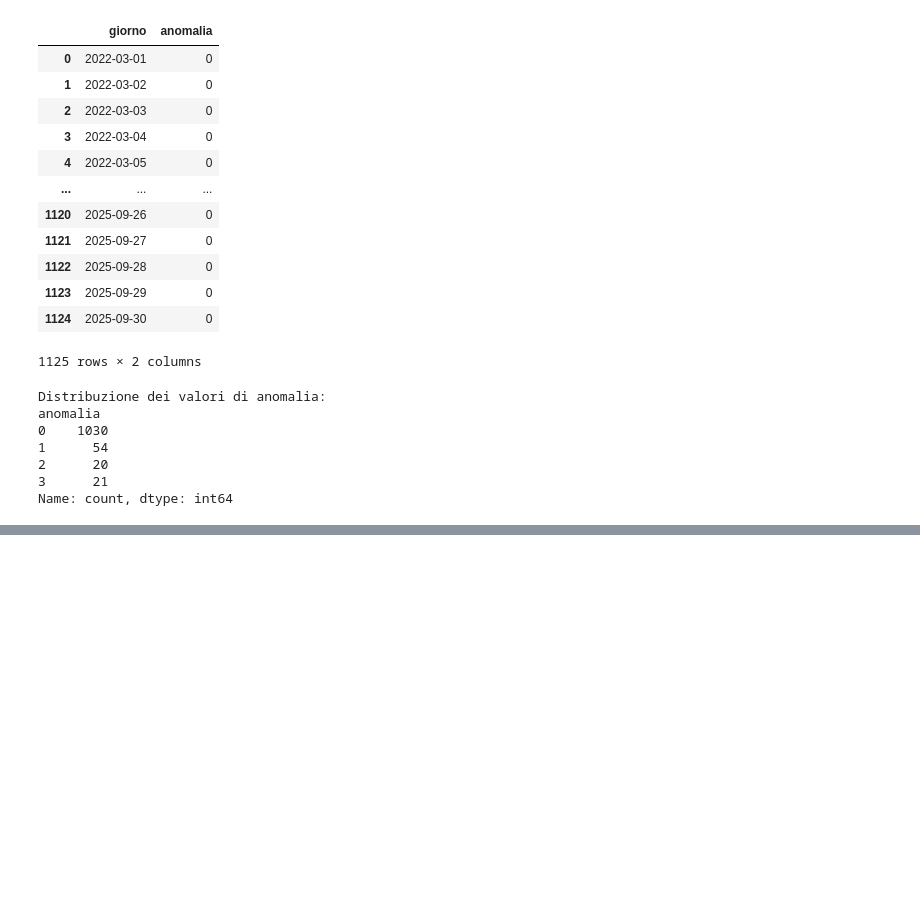
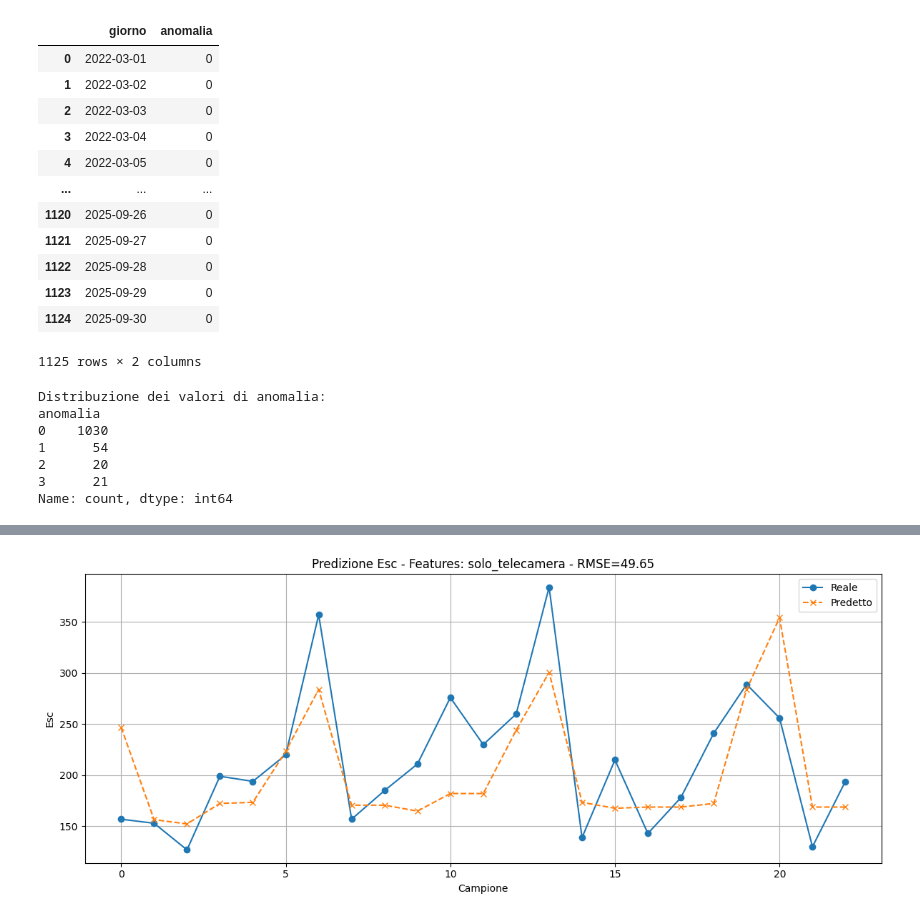
Before and after one commit to nbicocchi/S4C-Project, a Jupyter notebook: experiments/dataset2025/data_analysis/presence_analysis_2.ipynb, the cells around one changed output, grey strips where cells are left out. Cells and saved outputs as stored; diff of their text form; code cells hidden in the pictures; blank space fills up the shorter version.

```diff
--- a/experiments/dataset2025/data_analysis/presence_analysis_2.ipynb
+++ b/experiments/dataset2025/data_analysis/presence_analysis_2.ipynb
@@ -321,0 +231,97 @@ MAPE: 5.97%
+# %%
+import pandas as pd
+import numpy as np
+import matplotlib.pyplot as plt
+from sklearn.ensemble import GradientBoostingRegressor
+from sklearn.metrics import mean_squared_error, mean_absolute_error
+from sklearn.model_selection import GridSearchCV
+
+# --- Dataset ---
+df_model = df_finale.copy()
+df_model["data_analisi"] = pd.to_datetime(df_model["data_analisi"])
+df_model = df_model.sort_values("data_analisi").reset_index(drop=True)
+
+# --- Lags della telecamera ---
+max_lag = 8
+for lag in range(1, max_lag + 1):
+    df_model[f"Telecamera_lag{lag}"] = df_model["Telecamera"].shift(lag)
+
+# Rimuovi righe con NaN
+lag_cols = [f"Telecamera_lag{i}" for i in range(1, max_lag + 1)]
+df_model = df_model.dropna(subset=lag_cols).reset_index(drop=True)
+
+# --- Feature temporali (solo interi, niente seno/coseno) ---
+df_model["dow"] = df_model["data_analisi"].dt.weekday  # 0=lun, 6=dom
+df_model["mese"] = df_model["data_analisi"].dt.month
+
+# --- Train/test split basato su indice sequenziale ---
+train_frac = 0.8
+train_idx = int(len(df_model) * train_frac)
+
+# --- Feature sets ---
+feature_sets = {
+    # Con Telecamera
+    "solo_telecamera": ["Telecamera"],
+    "telecamera_lag": ["Telecamera"] + [f"Telecamera_lag{i}" for i in range(1, max_lag)],
+    "telecamera_temporali": ["Telecamera", "dow", "mese"],
+    "tutte": ["Telecamera"] + [f"Telecamera_lag{i}" for i in range(1, max_lag)] +
+             ["dow", "mese", "anomalia"],
+
+    # Senza Telecamera
+    "solo_lag": [f"Telecamera_lag{i}" for i in range(1, max_lag)],
+    "solo_temporali": ["dow", "mese"],
+    "lag_temporali": [f"Telecamera_lag{i}" for i in range(1, max_lag)] + ["dow", "mese"],
+    "temporali_anomalia": ["dow", "mese", "anomalia"],
+    "tutte_senza_telecamera": [f"Telecamera_lag{i}" for i in range(1, max_lag)] +
+                              ["dow", "mese", "anomalia"]
+}
+
+# --- Parametri da testare per GridSearch ---
+param_grid = {
+    "n_estimators": [100, 200, 300],
+    "max_depth": [2, 3, 4],
+    "learning_rate": [0.01, 0.05, 0.1, 0.2]
+}
+
+# --- Ciclo sui diversi set di feature ---
+for name, features in feature_sets.items():
+    X = df_model[features]
+    y = df_model["Esc"]
+
+    X_train, X_test = X.iloc[:train_idx], X.iloc[train_idx:]
+    y_train, y_test = y.iloc[:train_idx], y.iloc[train_idx:]
+
+    # GridSearch con CV=3
+    gbr = GradientBoostingRegressor(random_state=42)
+    grid_search = GridSearchCV(
+        estimator=gbr,
+        param_grid=param_grid,
+        cv=3,
+        scoring="neg_root_mean_squared_error",
+        n_jobs=-1
+    )
+    grid_search.fit(X_train, y_train)
+    best_model = grid_search.best_estimator_
+
+    # Predizioni
+    y_pred = best_model.predict(X_test)
+
+    # Metriche
+    rmse = np.sqrt(mean_squared_error(y_test, y_pred))
+    mae = mean_absolute_error(y_test, y_pred)
+    mape = np.mean(np.abs((y_test - y_pred) / y_test)) * 100
+
+    print(f"\n{name}: RMSE = {rmse:.2f}, MAE = {mae:.2f}, MAPE = {mape:.2f}% | Best params: {grid_search.best_params_}")
+
+    # Grafico
+    plt.figure(figsize=(12,5))
+    plt.plot(y_test.values, label="Reale", marker="o")
+    plt.plot(y_pred, label="Predetto", linestyle="--", marker="x")
+    plt.title(f"Predizione Esc - Features: {name} - RMSE={rmse:.2f}")
+    plt.xlabel("Campione")
+    plt.ylabel("Esc")
+    plt.legend()
+    plt.grid(True)
+    plt.tight_layout()
+    plt.show()
+# %% [output]
@@ -321,0 +329 @@ MAPE: 5.97%
+[figure, added]
```
Also changed, not shown: parts of 8 cells of this notebook, 3 other files.
